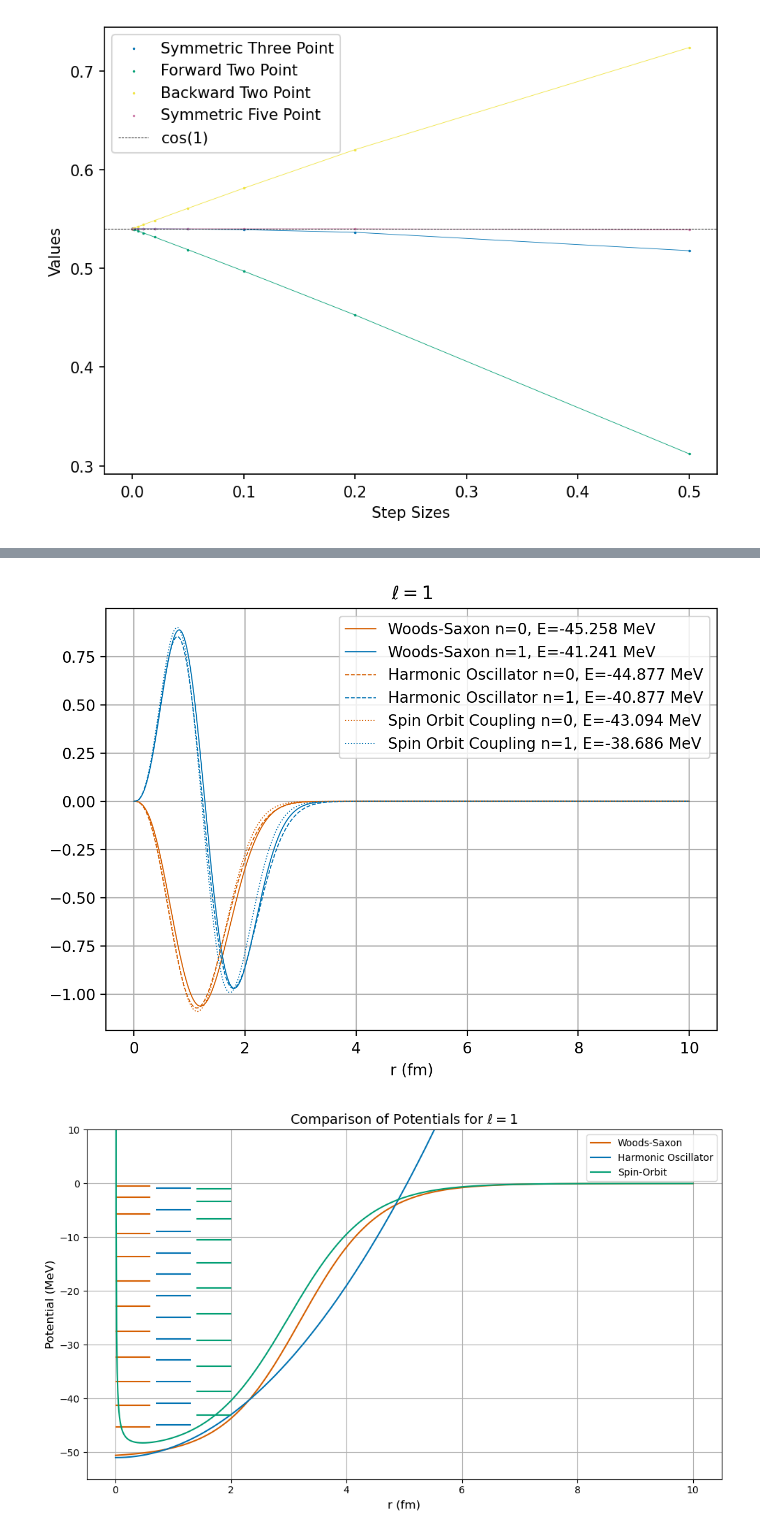
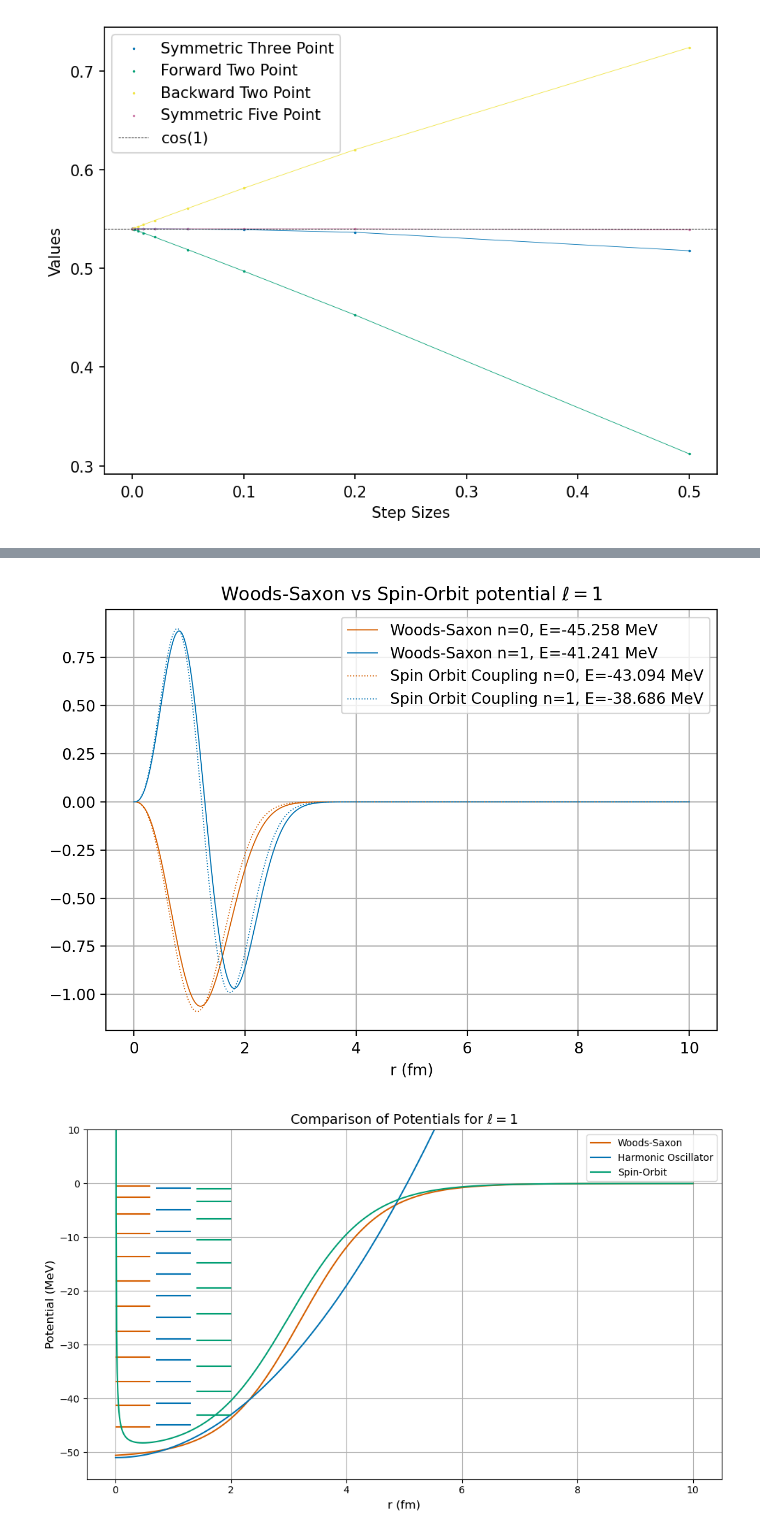
Before and after one commit to orionlee3/RandomNumMethods, a Jupyter notebook: Quantum1NumMethods.ipynb, the cells around one changed output, grey strips where cells are left out. Saved outputs shown, nothing was run; the diff lists cells and outputs as text; code cells hidden in the pictures.

Commit message:
cleaning up graphs

```diff
--- a/Quantum1NumMethods.ipynb
+++ b/Quantum1NumMethods.ipynb
@@ -297,3 +297,33 @@ bound_energies_so, bound_wavefunctions_so = solve_schrodinger(
     potential_type="spin-orbit",
     pn="p",
 )
+# %%
+# Plot Woods-Saxon and Harmonic Oscillator wavefunctions
+plt.figure(dpi=200)
+plot_num = 2
+for i, energy in enumerate(bound_energies_ws[:plot_num]):  # Woods-Saxon
+    color = colormap(i)  # Get a consistent color for this index
+    plt.plot(
+        r_vect,
+        bound_wavefunctions_ws[:, i],
+        label=f"Woods-Saxon n={i}, E={energy:.3f} MeV",
+        lw=0.7,
+        color=color,
+    )
+
+for j, energy_HO in enumerate(bound_energies_ho[:plot_num]):  # Harmonic Oscillator
+    color = colormap(j)  # Use the same color as for Woods-Saxon
+    plt.plot(
+        r_vect,
+        bound_wavefunctions_ho[:, j],
+        label=f"Harmonic Oscillator n={j}, E={energy_HO:.3f} MeV",
+        lw=0.7,
+        ls="dashed",
+        color=color,
+    )
+plt.xlabel("r (fm)")
+plt.title(rf"Woods-Saxon vs HO potential $\ell = {l}$")
+plt.legend()
+plt.grid(True)  # Optional: Add a grid for better readability
+plt.tight_layout()
+plt.show()
@@ -300,46 +332,35 @@ bound_energies_so, bound_wavefunctions_so = solve_schrodinger(
 # %%
 # Plot Woods-Saxon and Harmonic Oscillator wavefunctions
 plt.figure(dpi=200)
 plot_num = 2
 for i, energy in enumerate(bound_energies_ws[:plot_num]):  # Woods-Saxon
     color = colormap(i)  # Get a consistent color for this index
     plt.plot(
         r_vect,
         bound_wavefunctions_ws[:, i],
         label=f"Woods-Saxon n={i}, E={energy:.3f} MeV",
         lw=0.7,
-        color=color,
-    )
-
-for j, energy_HO in enumerate(bound_energies_ho[:plot_num]):  # Harmonic Oscillator
-    color = colormap(j)  # Use the same color as for Woods-Saxon
-    plt.plot(
-        r_vect,
-        bound_wavefunctions_ho[:, j],
-        label=f"Harmonic Oscillator n={j}, E={energy_HO:.3f} MeV",
-        lw=0.7,
-        ls="dashed",
         color=color,
     )
 for k, energy_SO in enumerate(bound_energies_so[:plot_num]):  # Harmonic Oscillator
     color = colormap(k)  # Use the same color as for Woods-Saxon
     plt.plot(
         r_vect,
         bound_wavefunctions_so[:, k],
         label=f"Spin Orbit Coupling n={k}, E={energy_SO:.3f} MeV",
         lw=0.7,
         ls="dotted",
         color=color,
     )
 
 plt.xlabel("r (fm)")
-plt.title(rf"$\ell = {l}$")
+plt.title(rf"Woods-Saxon vs Spin-Orbit potential $\ell = {l}$")
 plt.legend()
 plt.grid(True)  # Optional: Add a grid for better readability
 plt.tight_layout()
 plt.show()
 # %% [output]
-[figure, old version]
+[figure, new version]
 # %%
 so_pot = spin_orbit_potential("down", N, Z, "n", r_vect, R, a)
 ho_pot = harmonic_oscillator_potential(N, Z, "n", r_vect, omega=2)
```
Also changed, not shown: parts of 2 cells of this notebook.
